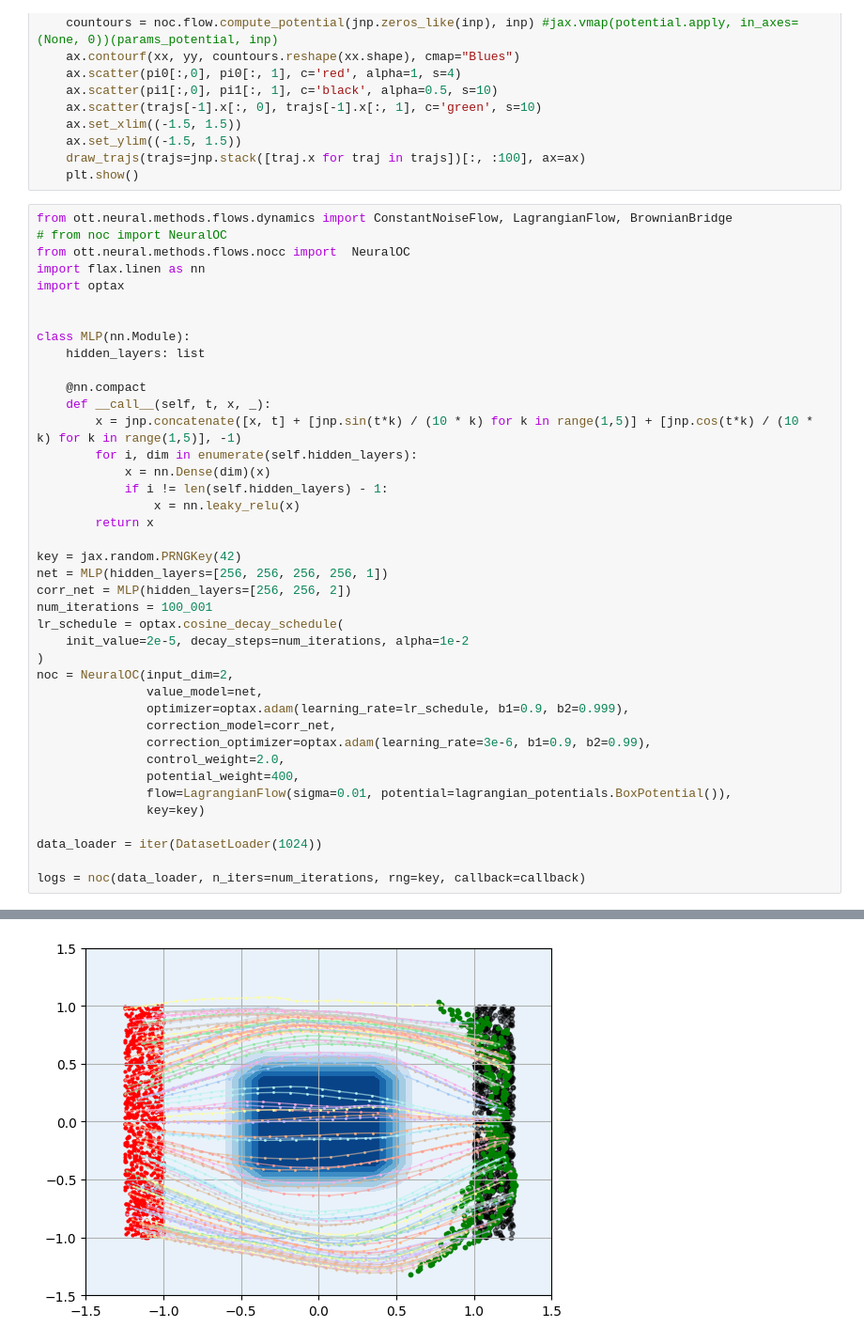
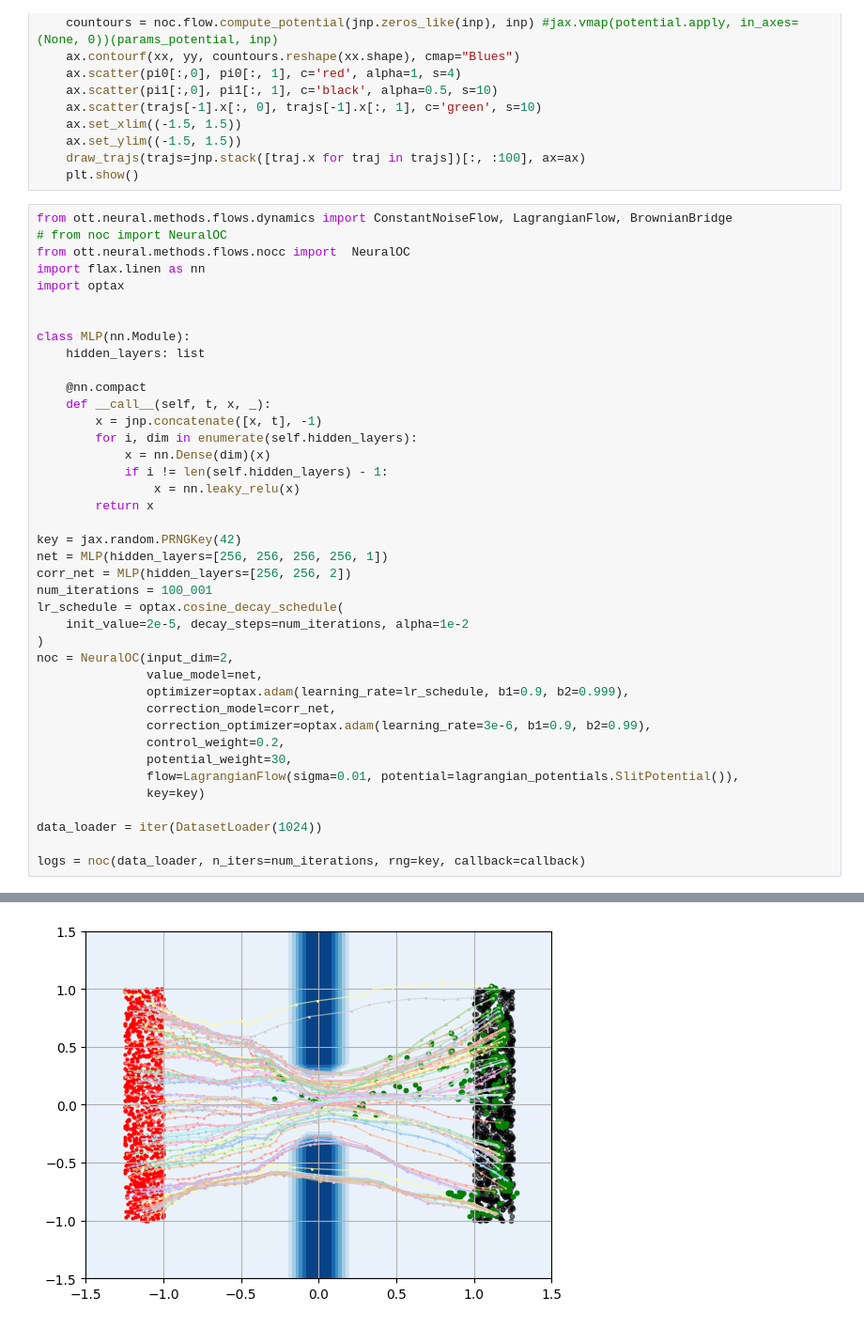
Before and after one commit to nazarblch/ott, a Jupyter notebook: docs/tutorials/nocc.ipynb, the cells around one changed output, grey strips where cells are left out. Shown at 94% size. Cells and saved outputs as stored; diff of their text form.

```diff
--- a/docs/tutorials/nocc.ipynb
+++ b/docs/tutorials/nocc.ipynb
@@ -145,7 +145,7 @@ class MLP(nn.Module):
 
     @nn.compact
     def __call__(self, t, x, _):
-        x = jnp.concatenate([x, t] + [jnp.sin(t*k) / (10 * k) for k in range(1,5)] + [jnp.cos(t*k) / (10 * k) for k in range(1,5)], -1)
+        x = jnp.concatenate([x, t], -1)
         for i, dim in enumerate(self.hidden_layers):
             x = nn.Dense(dim)(x)
             if i != len(self.hidden_layers) - 1:
@@ -164,9 +164,9 @@ noc = NeuralOC(input_dim=2,
                optimizer=optax.adam(learning_rate=lr_schedule, b1=0.9, b2=0.999),
                correction_model=corr_net,
                correction_optimizer=optax.adam(learning_rate=3e-6, b1=0.9, b2=0.99),
-               control_weight=2.0,
-               potential_weight=400,
-               flow=LagrangianFlow(sigma=0.01, potential=lagrangian_potentials.BoxPotential()),
+               control_weight=0.2,
+               potential_weight=30,
+               flow=LagrangianFlow(sigma=0.01, potential=lagrangian_potentials.SlitPotential()),
                key=key)
 
 data_loader = iter(DatasetLoader(1024))
@@ -181 +181 @@ logs = noc(data_loader, n_iters=num_iterations, rng=key, callback=callback)
-[figure, old version]
+[figure, new version]
```
Also changed, not shown: parts of 1 cell of this notebook.
